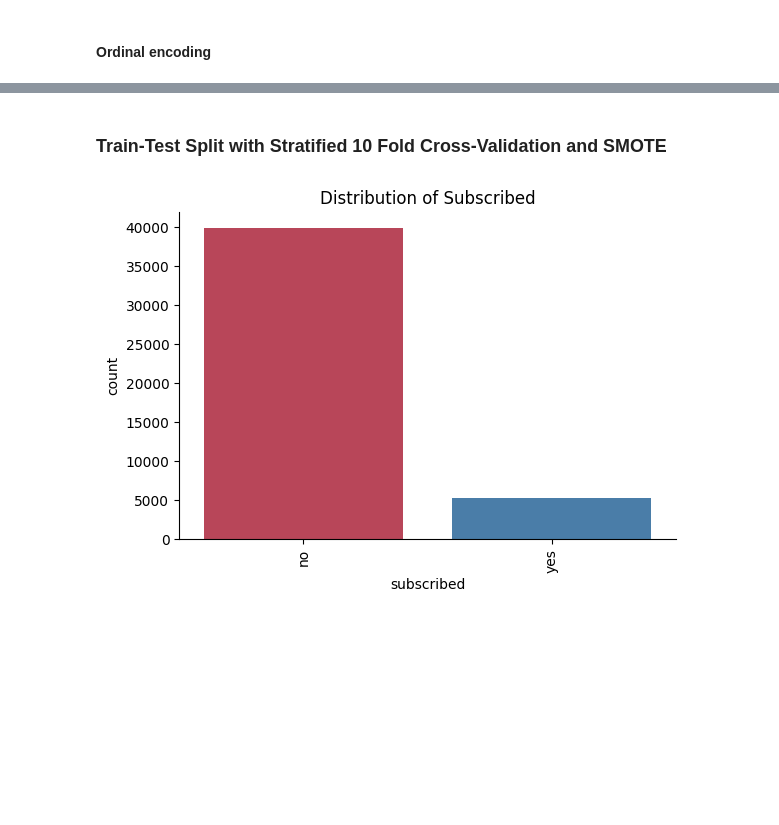
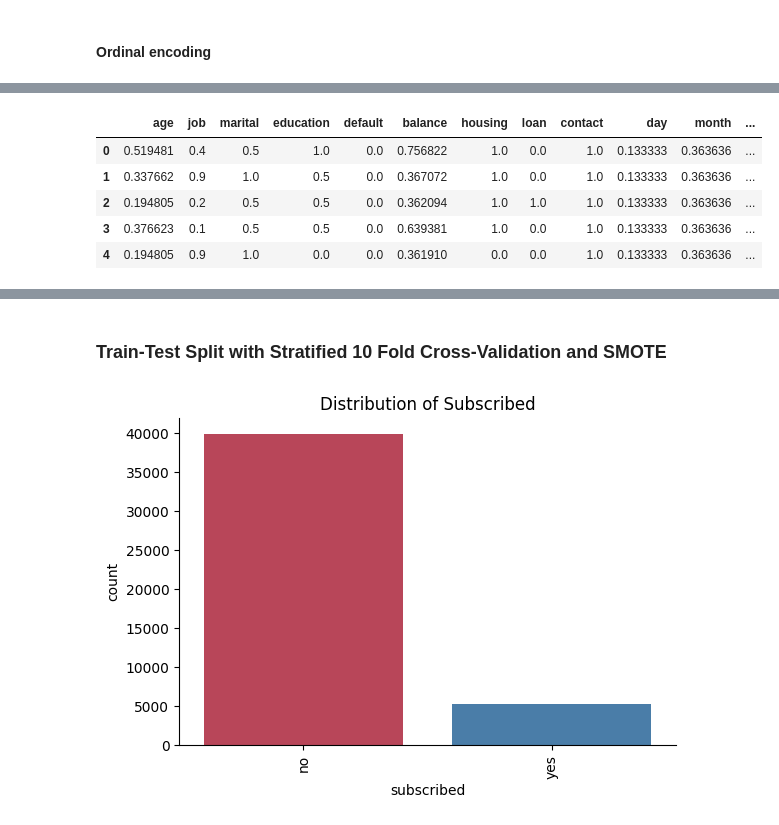
Before and after one commit to autoastt/BC2406, a Jupyter notebook: 1-DataPreprocess.ipynb, the cells around one changed output, grey strips where cells are left out. Cells and saved outputs as stored; diff of their text form; code cells hidden in the pictures; blank space fills up the shorter version.

```diff
--- a/1-DataPreprocess.ipynb
+++ b/1-DataPreprocess.ipynb
@@ -286,0 +408,12 @@ df = df.drop(columns=['education', 'month', 'day'])
+# %%
+from sklearn.impute import KNNImputer
+imputer = KNNImputer(n_neighbors=1)
+df = pd.DataFrame(imputer.fit_transform(df), columns=df.columns)
+df.head()
+# %% [output]
+|  | age | job | marital | education | default | balance | housing | loan | contact | day | month | ... |
+| 0 | 0.519481 | 0.4 | 0.5 | 1.0 | 0.0 | 0.756822 | 1.0 | 0.0 | 1.0 | 0.133333 | 0.363636 | ... |
+| 1 | 0.337662 | 0.9 | 1.0 | 0.5 | 0.0 | 0.367072 | 1.0 | 0.0 | 1.0 | 0.133333 | 0.363636 | ... |
+| 2 | 0.194805 | 0.2 | 0.5 | 0.5 | 0.0 | 0.362094 | 1.0 | 1.0 | 1.0 | 0.133333 | 0.363636 | ... |
+| 3 | 0.376623 | 0.1 | 0.5 | 0.5 | 0.0 | 0.639381 | 1.0 | 0.0 | 1.0 | 0.133333 | 0.363636 | ... |
+| 4 | 0.194805 | 0.9 | 1.0 | 0.0 | 0.0 | 0.361910 | 0.0 | 0.0 | 1.0 | 0.133333 | 0.363636 | ... |
```
Also changed, not shown: parts of 39 cells of this notebook, 20 other files.
